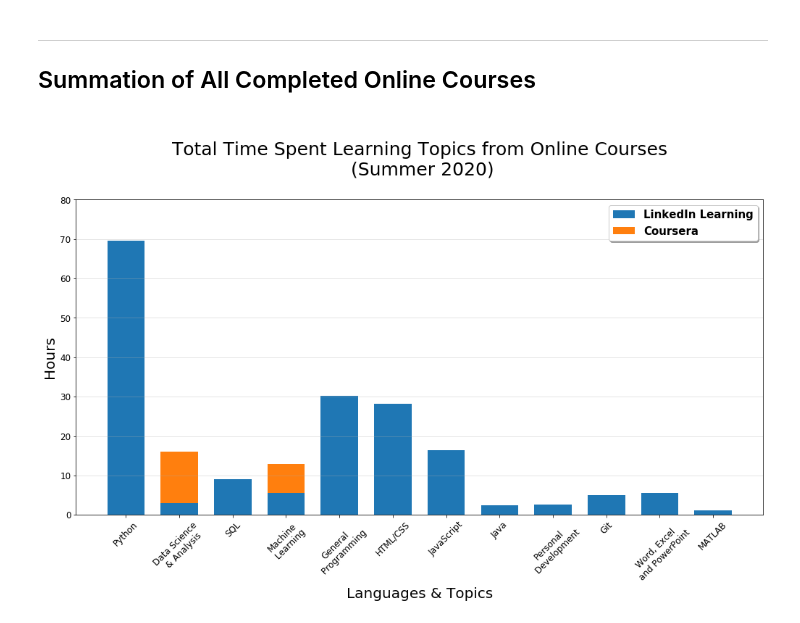
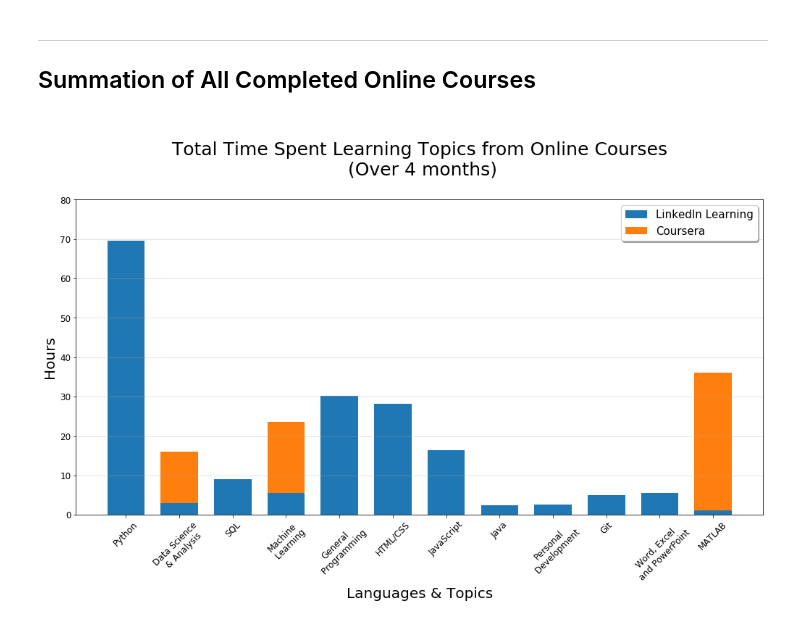
Before and after one commit to abbielms/Online_Courses, a Jupyter notebook: OnlineCourses.ipynb, the cells around one changed output. Saved outputs shown, nothing was run; the diff lists cells and outputs as text; code cells hidden in the pictures.

```diff
--- a/OnlineCourses.ipynb
+++ b/OnlineCourses.ipynb
@@ -398,0 +345,3 @@ Total time spent completing Coursera courses on AWS Machine Learning in hours an
+# %%
+c_cv_hours = np.nansum(coursera_data['c_CV_hours'])
+print(f'Total time spent completing Coursera courses on Computer Vision (AI, ML and MATLAB): {c_cv_hours} hours')
@@ -398,0 +350,3 @@ Total time spent completing Coursera courses on AWS Machine Learning in hours an
+# %%
+c_matlab_hours = np.nansum(coursera_data['c_matlab_hours'])
+print(f'Total time spent completing Coursera courses on MATLAB: {c_matlab_hours} hours')
@@ -426,29 +381,29 @@ plt.show()
 # %%
 plt.figure(figsize=(17,8))
 
 N = 12
 ll_courses = (ll_python_hours_min_time, ll_ds_hours_min_time, ll_sql_hours_min_time, ll_ml_hours_min_time,
              ll_programming_hours_min_time, ll_htmlcss_hours_min_time, ll_javascript_hours_min_time,
              ll_java_hours_min_time, ll_pd_hours_min_time, ll_git_hours_min_time, ll_office_hours_min_time,
              ll_matlab_hours_min_time)
-c_courses = (0, c_ds_hours_min_time, 0, c_awsml_hours_min_time, 0, 0, 0, 0, 0, 0, 0, 0)
+c_courses = (0, c_ds_hours, 0, (c_awsml_hours + c_cv_hours), 0, 0, 0, 0, 0, 0, 0, c_matlab_hours)
 ind = np.arange(N)
 width = 0.70
 
 p1 = plt.bar(ind, ll_courses, width)
 p2 = plt.bar(ind, c_courses, width, bottom=ll_courses)
 
 plt.ylabel('Hours', fontsize=20)
 plt.xlabel('Languages & Topics', fontsize=20)
-plt.title('\nTotal Time Spent Learning Topics from Online Courses\n (Summer 2020)\n', fontsize=25)
+plt.title('\nTotal Time Spent Learning Topics from Online Courses\n (Over 4 months)\n', fontsize=25)
 plt.xticks(ind, ('Python', 'Data Science\n & Analysis', 'SQL', 'Machine\n Learning', 'General\n Programming', 'HTML/CSS',
                  'JavaScript', 'Java', 'Personal\n Development', 'Git', 'Word, Excel\n and PowerPoint', 'MATLAB'),
            rotation=45, fontsize=12, fontweight=500)
 plt.yticks(np.arange(0, 81, 10), fontsize=12, fontweight=500)
 plt.legend((p1[0], p2[0]), ('LinkedIn Learning', 'Coursera'), fontsize=15, shadow=True)
 
 plt.grid(axis='y', alpha=0.4)
 
 plt.show()
 # %% [output]
-[figure, old version]
+[figure, new version]
```
Also changed, not shown: parts of 10 cells of this notebook, 2 other files.
